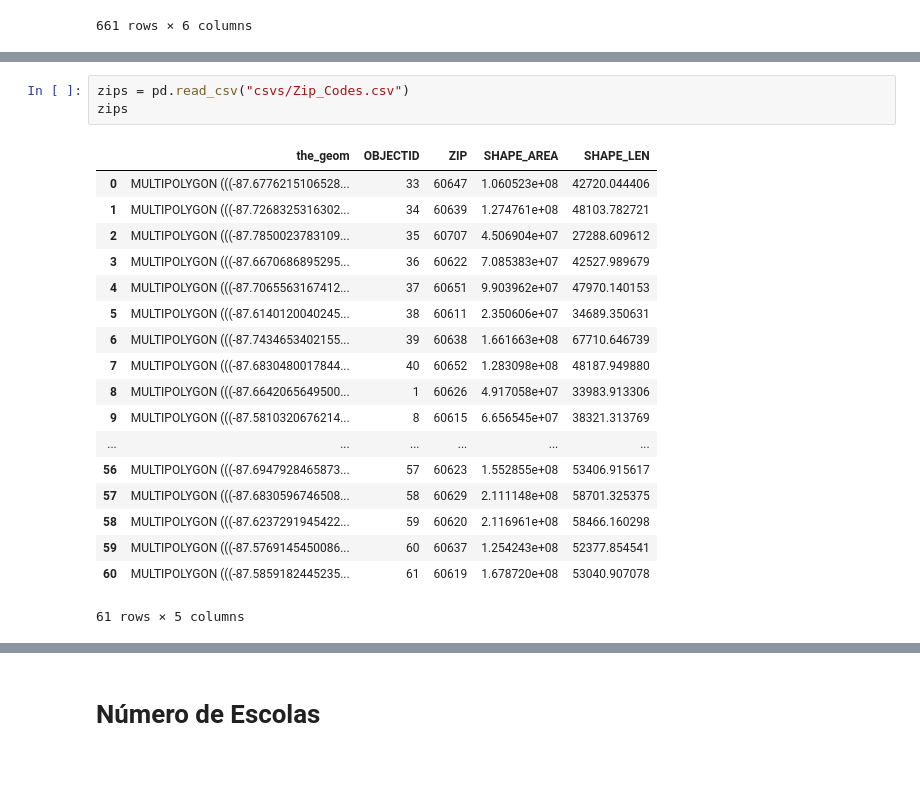
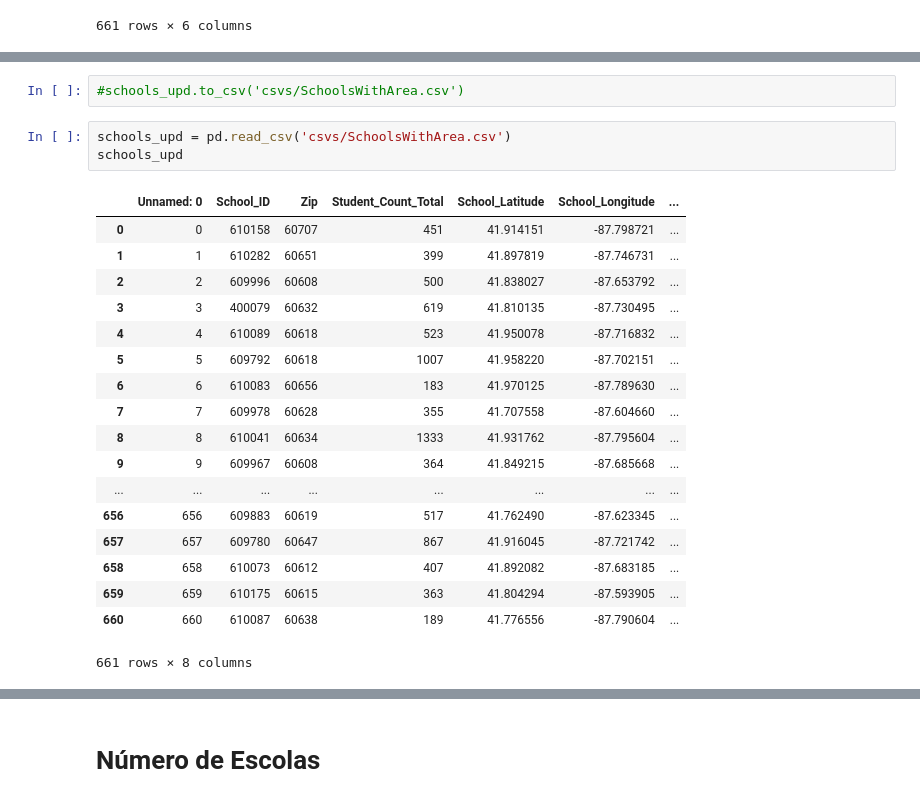
Before and after one commit to if1015-datascience-ufpe/2017-2-projeto-ajgan-rlsma-rcrs3, a Jupyter notebook: Project.ipynb, the cells around one changed output, grey strips where cells are left out. Cells and saved outputs as stored; diff of their text form; blank space fills up the shorter version.

```diff
--- a/Project.ipynb
+++ b/Project.ipynb
@@ -761,22 +785,24 @@ schools_upd
+# %%
+#schools_upd.to_csv('csvs/SchoolsWithArea.csv')
 # %%
-zips = pd.read_csv("csvs/Zip_Codes.csv")
-zips
+schools_upd = pd.read_csv('csvs/SchoolsWithArea.csv')
+schools_upd
 # %% [output]
-|  | the_geom | OBJECTID | ZIP | SHAPE_AREA | SHAPE_LEN |
-| 0 | MULTIPOLYGON (((-87.6776215106528... | 33 | 60647 | 1.060523e+08 | 42720.044406 |
-| 1 | MULTIPOLYGON (((-87.7268325316302... | 34 | 60639 | 1.274761e+08 | 48103.782721 |
-| 2 | MULTIPOLYGON (((-87.7850023783109... | 35 | 60707 | 4.506904e+07 | 27288.609612 |
-| 3 | MULTIPOLYGON (((-87.6670686895295... | 36 | 60622 | 7.085383e+07 | 42527.989679 |
-| 4 | MULTIPOLYGON (((-87.7065563167412... | 37 | 60651 | 9.903962e+07 | 47970.140153 |
-| 5 | MULTIPOLYGON (((-87.6140120040245... | 38 | 60611 | 2.350606e+07 | 34689.350631 |
-| 6 | MULTIPOLYGON (((-87.7434653402155... | 39 | 60638 | 1.661663e+08 | 67710.646739 |
-| 7 | MULTIPOLYGON (((-87.6830480017844... | 40 | 60652 | 1.283098e+08 | 48187.949880 |
-| 8 | MULTIPOLYGON (((-87.6642065649500... | 1 | 60626 | 4.917058e+07 | 33983.913306 |
-| 9 | MULTIPOLYGON (((-87.5810320676214... | 8 | 60615 | 6.656545e+07 | 38321.313769 |
-| ... | ... | ... | ... | ... | ... |
-| 56 | MULTIPOLYGON (((-87.6947928465873... | 57 | 60623 | 1.552855e+08 | 53406.915617 |
-| 57 | MULTIPOLYGON (((-87.6830596746508... | 58 | 60629 | 2.111148e+08 | 58701.325375 |
-| 58 | MULTIPOLYGON (((-87.6237291945422... | 59 | 60620 | 2.116961e+08 | 58466.160298 |
-| 59 | MULTIPOLYGON (((-87.5769145450086... | 60 | 60637 | 1.254243e+08 | 52377.854541 |
-| 60 | MULTIPOLYGON (((-87.5859182445235... | 61 | 60619 | 1.678720e+08 | 53040.907078 |
+|  | Unnamed: 0 | School_ID | Zip | Student_Count_Total | School_Latitude | School_Longitude | ... |
+| 0 | 0 | 610158 | 60707 | 451 | 41.914151 | -87.798721 | ... |
+| 1 | 1 | 610282 | 60651 | 399 | 41.897819 | -87.746731 | ... |
+| 2 | 2 | 609996 | 60608 | 500 | 41.838027 | -87.653792 | ... |
+| 3 | 3 | 400079 | 60632 | 619 | 41.810135 | -87.730495 | ... |
+| 4 | 4 | 610089 | 60618 | 523 | 41.950078 | -87.716832 | ... |
+| 5 | 5 | 609792 | 60618 | 1007 | 41.958220 | -87.702151 | ... |
+| 6 | 6 | 610083 | 60656 | 183 | 41.970125 | -87.789630 | ... |
+| 7 | 7 | 609978 | 60628 | 355 | 41.707558 | -87.604660 | ... |
+| 8 | 8 | 610041 | 60634 | 1333 | 41.931762 | -87.795604 | ... |
+| 9 | 9 | 609967 | 60608 | 364 | 41.849215 | -87.685668 | ... |
+| ... | ... | ... | ... | ... | ... | ... | ... |
+| 656 | 656 | 609883 | 60619 | 517 | 41.762490 | -87.623345 | ... |
+| 657 | 657 | 609780 | 60647 | 867 | 41.916045 | -87.721742 | ... |
+| 658 | 658 | 610073 | 60612 | 407 | 41.892082 | -87.683185 | ... |
+| 659 | 659 | 610175 | 60615 | 363 | 41.804294 | -87.593905 | ... |
+| 660 | 660 | 610087 | 60638 | 189 | 41.776556 | -87.790604 | ... |
-61 rows × 5 columns
+661 rows × 8 columns
```
Also changed, not shown: parts of 12 cells of this notebook, 3 other files.
